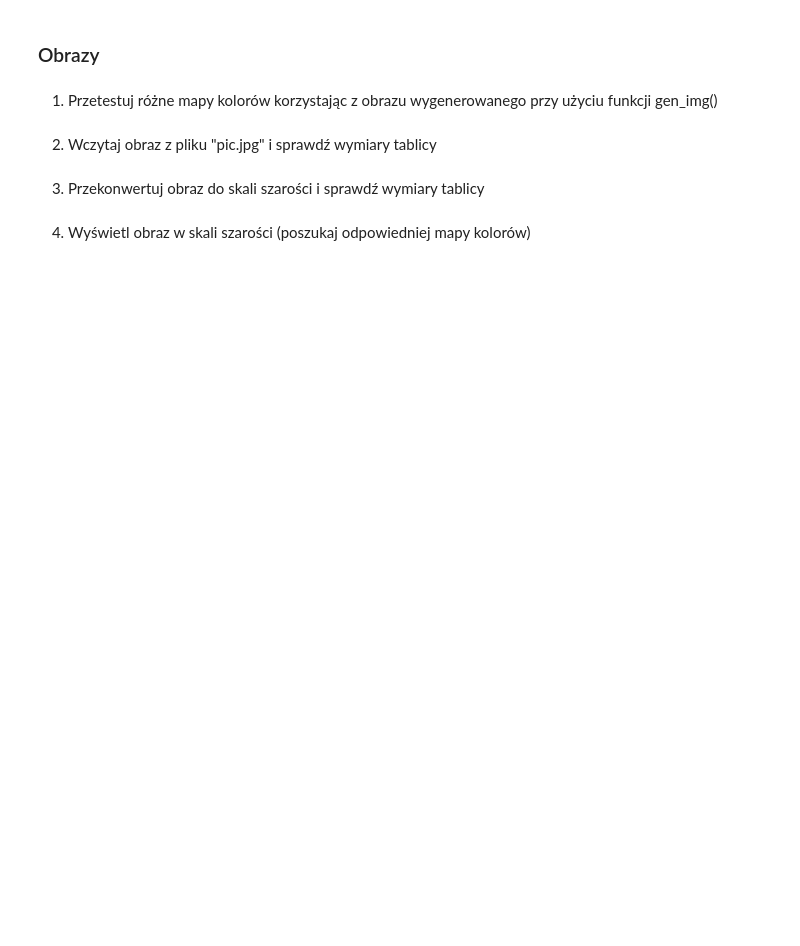
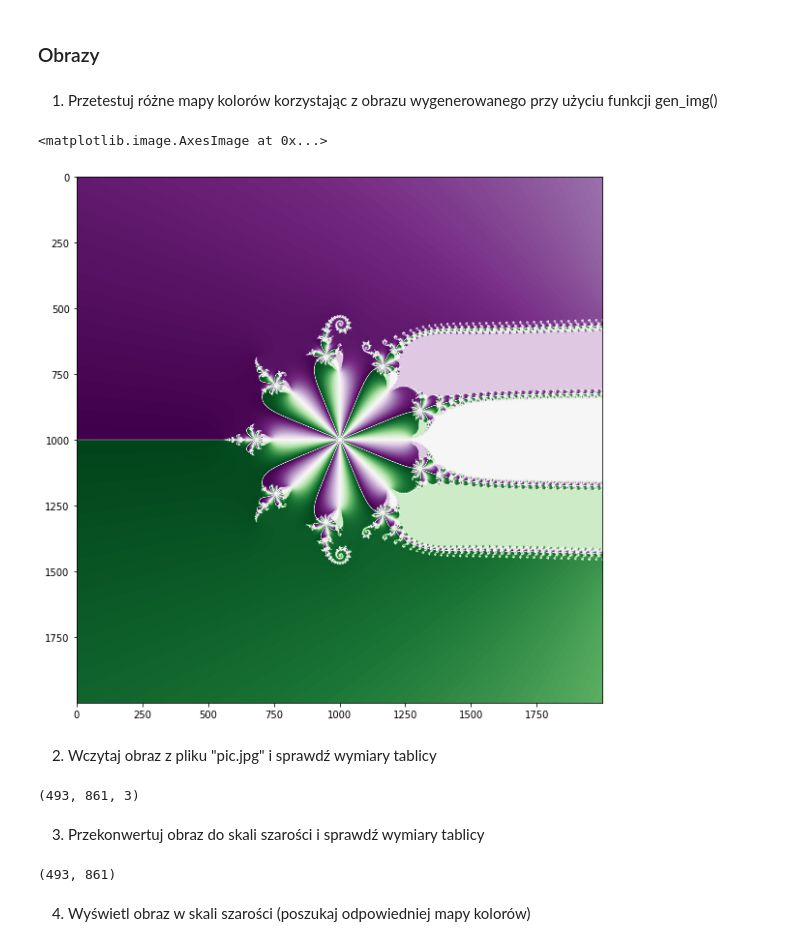
Before and after one commit to Mimikkk/__kck-2021, a Jupyter notebook: lab-2.ipynb, the cells around one changed output. Cells and saved outputs as stored; diff of their text form; code cells hidden in the pictures; blank space fills up the shorter version.

```diff
--- a/lab-2.ipynb
+++ b/lab-2.ipynb
@@ -217,9 +372,26 @@ np.shape(data)
 ### Obrazy
 # %% [markdown]
 1. Przetestuj różne mapy kolorów korzystając z obrazu wygenerowanego przy użyciu funkcji gen_img()
+# %%
+pp.imshow(img, cmap='PRGn')
+# %% [output]
+<matplotlib.image.AxesImage at 0x...>
+[figure, added]
 # %% [markdown]
 2. Wczytaj obraz z pliku "pic.jpg" i sprawdź wymiary tablicy
+# %%
+import cv2
+
+img: np.ndarray = cv2.imread('resources/lab-2/images/pic.jpg')
+img.shape
+# %% [output]
+(493, 861, 3)
 # %% [markdown]
 3. Przekonwertuj obraz do skali szarości i sprawdź wymiary tablicy
+# %%
+img = cv2.cvtColor(img, cv2.COLOR_RGBA2GRAY)
+img.shape
+# %% [output]
+(493, 861)
 # %% [markdown]
 4. Wyświetl obraz w skali szarości (poszukaj odpowiedniej mapy kolorów)
```
Also changed, not shown: parts of 35 cells of this notebook, 5 other files.
